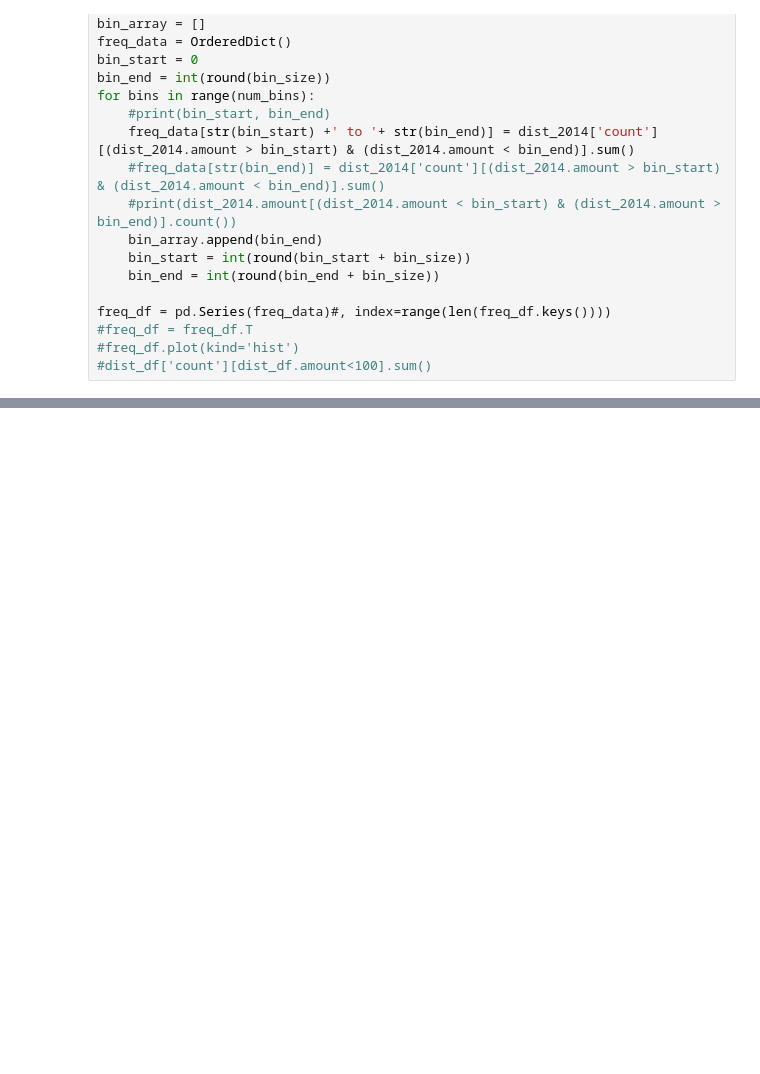
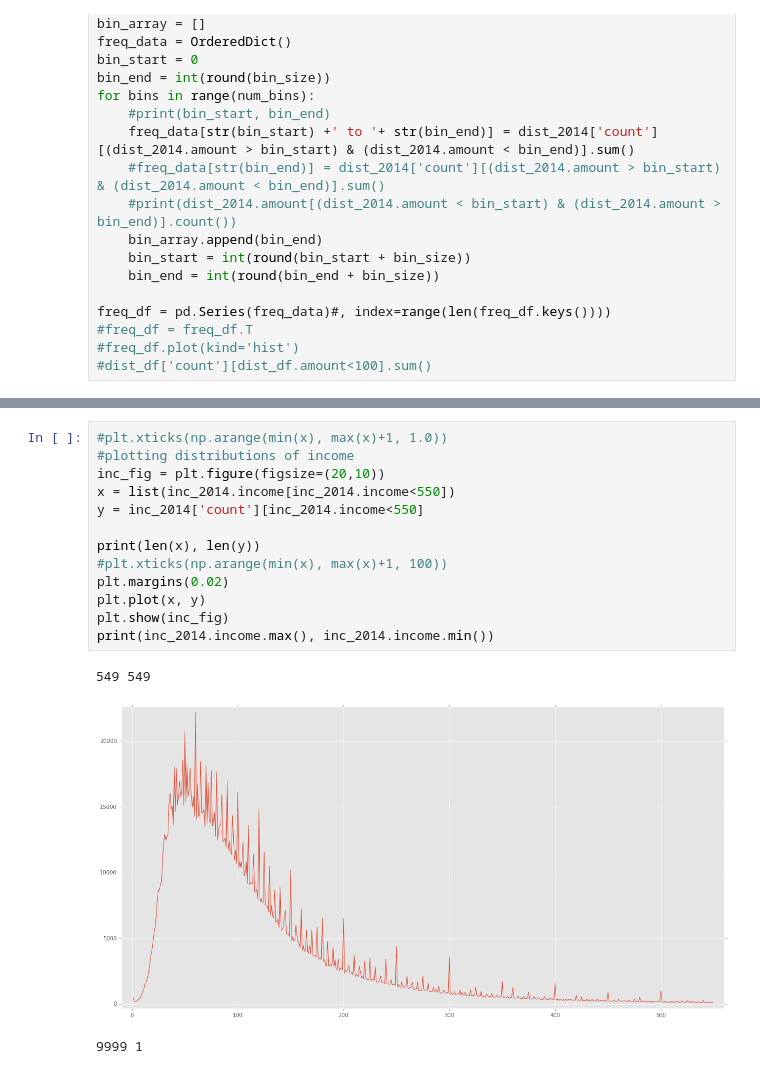
Before and after one commit to Kibrael/Edits, a Jupyter notebook: distribution viz.ipynb, the cells around one changed output, grey strips where cells are left out. Saved outputs shown, nothing was run; the diff lists cells and outputs as text; blank space fills up the shorter version.

```diff
--- a/distribution viz.ipynb
+++ b/distribution viz.ipynb
@@ -111,0 +113,17 @@ print(len(y))
+# %%
+#plt.xticks(np.arange(min(x), max(x)+1, 1.0))
+#plotting distributions of income
+inc_fig = plt.figure(figsize=(20,10))
+x = list(inc_2014.income[inc_2014.income<550])
+y = inc_2014['count'][inc_2014.income<550]
+
+print(len(x), len(y))
+#plt.xticks(np.arange(min(x), max(x)+1, 100))
+plt.margins(0.02)
+plt.plot(x, y)
+plt.show(inc_fig)
+print(inc_2014.income.max(), inc_2014.income.min())
+# %% [output]
+549 549
+[figure, added]
+9999 1
```
Also changed, not shown: parts of 16 cells of this notebook, 4 other files.
